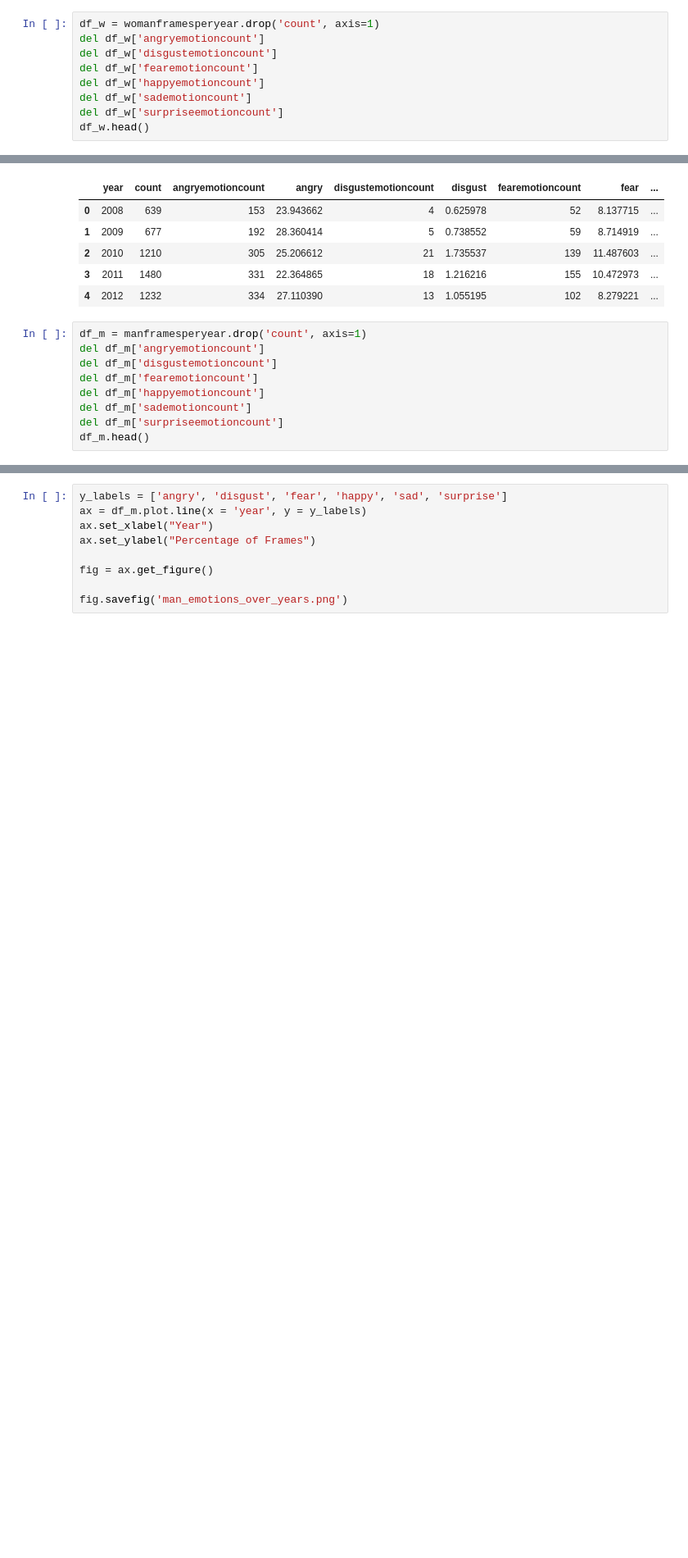
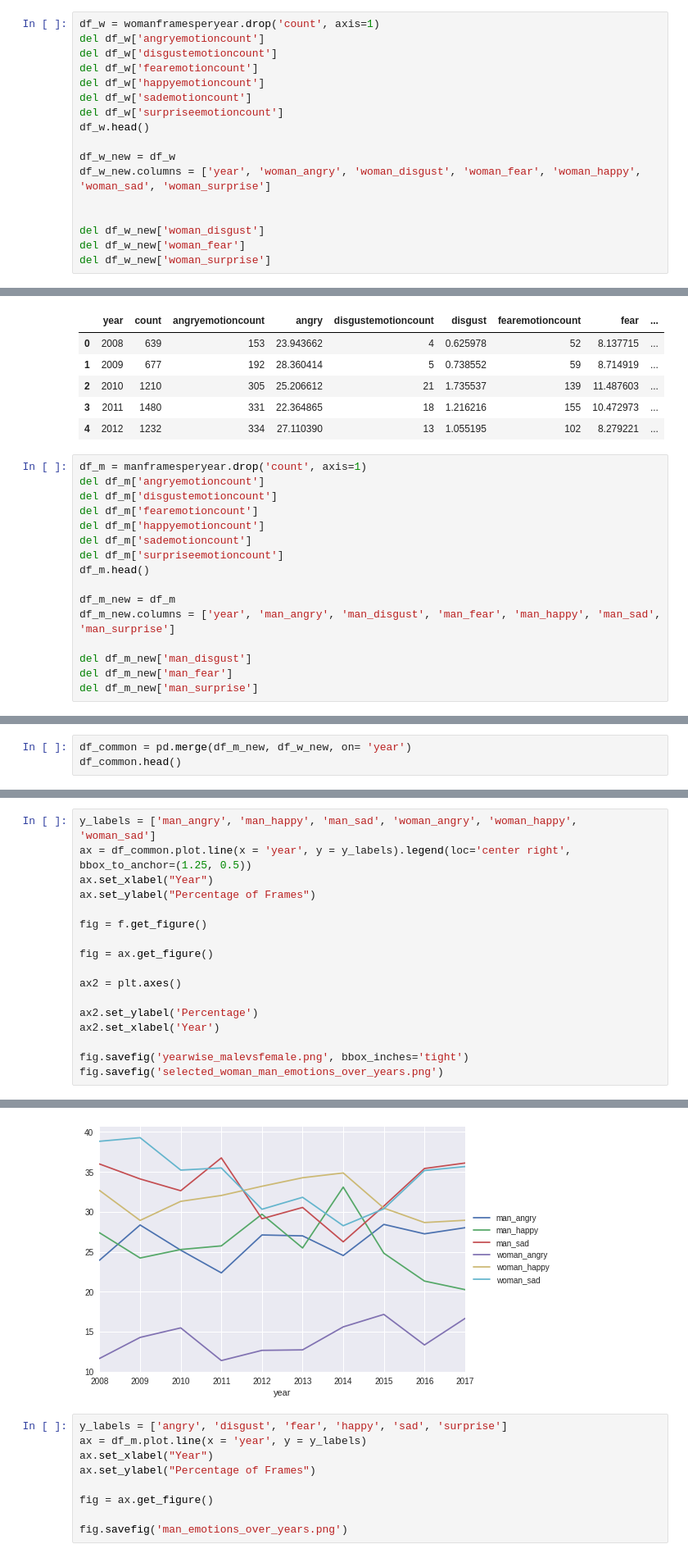
Before and after one commit to mayank26saxena/gender-bias-analysis-in-movies, a Jupyter notebook: plotting_graphs.ipynb, the cells around one changed output, grey strips where cells are left out. Shown at 82% size. Drawn from its saved outputs; the diff is of its cells as text; blank space fills up the shorter version.

Commit message:
added single plot for male and female

```diff
--- a/plotting_graphs.ipynb
+++ b/plotting_graphs.ipynb
@@ -97,3 +97,11 @@ del df_w['happyemotioncount']
 del df_w['sademotioncount']
 del df_w['surpriseemotioncount']
 df_w.head()
+
+df_w_new = df_w
+df_w_new.columns = ['year', 'woman_angry', 'woman_disgust', 'woman_fear', 'woman_happy', 'woman_sad', 'woman_surprise']
+
+
+del df_w_new['woman_disgust']
+del df_w_new['woman_fear']
+del df_w_new['woman_surprise']
@@ -127,3 +128,10 @@ del df_m['happyemotioncount']
 del df_m['sademotioncount']
 del df_m['surpriseemotioncount']
 df_m.head()
+
+df_m_new = df_m
+df_m_new.columns = ['year', 'man_angry', 'man_disgust', 'man_fear', 'man_happy', 'man_sad', 'man_surprise']
+
+del df_m_new['man_disgust']
+del df_m_new['man_fear']
+del df_m_new['man_surprise']
@@ -136,0 +138,3 @@ df_m.head()
+# %%
+df_common = pd.merge(df_m_new, df_w_new, on= 'year')
+df_common.head()
@@ -136,0 +148,18 @@ df_m.head()
+# %%
+y_labels = ['man_angry', 'man_happy', 'man_sad', 'woman_angry', 'woman_happy', 'woman_sad']
+ax = df_common.plot.line(x = 'year', y = y_labels).legend(loc='center right', bbox_to_anchor=(1.25, 0.5))
+ax.set_xlabel("Year")
+ax.set_ylabel("Percentage of Frames")
+
+fig = f.get_figure()
+
+fig = ax.get_figure()
+
+ax2 = plt.axes()
+
+ax2.set_ylabel('Percentage')
+ax2.set_xlabel('Year')
+
+fig.savefig('yearwise_malevsfemale.png', bbox_inches='tight')
+fig.savefig('selected_woman_man_emotions_over_years.png')
+# %% [output]
@@ -137,3 +167,4 @@ df_m.head()
+[figure, added]
 # %%
 y_labels = ['angry', 'disgust', 'fear', 'happy', 'sad', 'surprise']
 ax = df_m.plot.line(x = 'year', y = y_labels)
```
Also changed, not shown: parts of 5 cells of this notebook, 3 other files.
